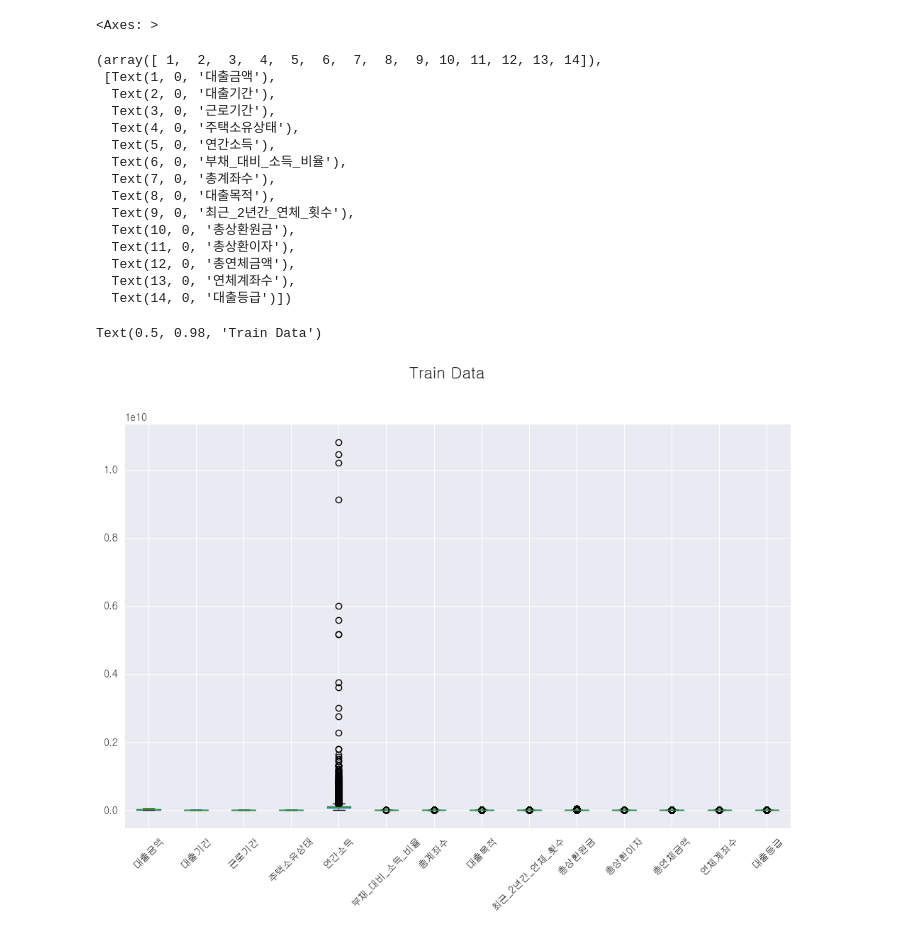
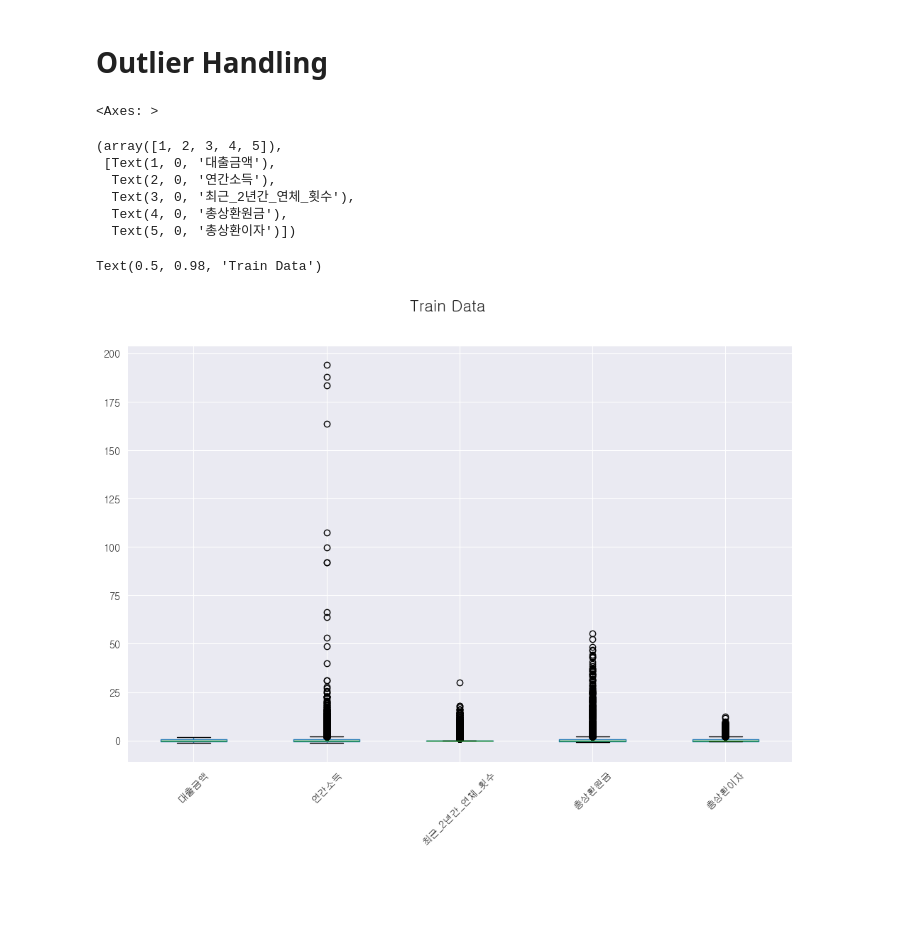
Before and after one commit to kimjuhwan1234/Customer_Loan_Rate_Classification, a Jupyter notebook: Codes/0_Preprocessing.ipynb, the cells around one changed output. Saved outputs shown, nothing was run; the diff lists cells and outputs as text; code cells hidden in the pictures; blank space fills up the shorter version.

```diff
--- a/Codes/0_Preprocessing.ipynb
+++ b/Codes/0_Preprocessing.ipynb
@@ -31,0 +33,3 @@ test = pd.read_csv(os.path.join(input_dir, file_test))
+# %%
+# 부채_대비_소득_비율, 총계좌수, 총연체금액, 연체계좌수, 최근_2년간_연체_횟수
+Discretization = True
@@ -60,6 +130,9 @@ train['대출목적'] = pd.DataFrame(encoder_data)
 
 encoder_data = label_encoder.transform(list(test['대출목적']))
 test['대출목적'] = pd.DataFrame(encoder_data)
+# %%
+train['연체계좌수'] = train['연체계좌수'].astype(int)
+test['연체계좌수'] = test['연체계좌수'].astype(int)
 # %%
 label_encoder = LabelEncoder()
 encoder_data = label_encoder.fit_transform(list(train['대출등급']))
@@ -79,18 +149,13 @@ def do_pca(X_pca):
 # scaler = StandardScaler()
 # scaler = MinMaxScaler()
 scaler = RobustScaler()
-pca = PCA(n_components=0.99)
 
 gt = pd.DataFrame(train['대출등급'], columns=['대출등급'])
-to_normalize_list = ['대출금액', '연간소득', '부채_대비_소득_비율', '총계좌수', '최근_2년간_연체_횟수', '총상환원금', '총상환이자', '총연체금액', '연체계좌수']
+to_normalize_list = ['대출금액', '연간소득','최근_2년간_연체_횟수', '총상환원금', '총상환이자']
 X = pd.DataFrame(train[to_normalize_list], columns=to_normalize_list, index=train.index)
 Y = pd.DataFrame(test[to_normalize_list], columns=to_normalize_list, index=test.index)
 
 data_scaled = scaler.fit_transform(X)
-# X_pca = pca.fit_transform(data_scaled)
-# data_scaled = do_pca(X_pca)
-# data_scaled.index = train.index
-
 data_scaled = pd.DataFrame(data_scaled, columns=to_normalize_list, index=train.index)
 
 train.drop(columns=to_normalize_list, inplace=True)
@@ -98,51 +163,39 @@ train.drop(columns='대출등급', inplace=True)
 train = pd.concat([gt, data_scaled, train], axis=1)
 
 data_scaled = scaler.transform(Y)
-# X_pca = pca.transform(data_scaled)
-# data_scaled = do_pca(X_pca)
-# data_scaled.index = test.index
-
 data_scaled = pd.DataFrame(data_scaled, columns=to_normalize_list, index=test.index)
 
 test.drop(columns=to_normalize_list, inplace=True)
 test = pd.concat([data_scaled, test], axis=1)
-# print(pca.explained_variance_ratio_)
 # %%
-gt = pd.DataFrame(train['대출등급'], columns=['대출등급'])
-to_normalize_list = ['대출금액', '연간소득', '부채_대비_소득_비율', '총계좌수', '최근_2년간_연체_횟수', '총상환원금', '총상환이자', '총연체금액', '연체계좌수']
-
-X = pd.DataFrame(train[to_normalize_list], columns=to_normalize_list, index=train.index)
-Y = pd.DataFrame(test[to_normalize_list], columns=to_normalize_list, index=test.index)
-
-train.drop(columns=to_normalize_list, inplace=True)
-train.drop(columns='대출등급', inplace=True)
-test.drop(columns=to_normalize_list, inplace=True)
-
-train = pd.concat([gt, X, train], axis=1)
-test = pd.concat([Y, test], axis=1)
+# gt = pd.DataFrame(train['대출등급'], columns=['대출등급'])
+# to_normalize_list = ['대출금액', '연간소득', '부채_대비_소득_비율', '총계좌수', '최근_2년간_연체_횟수', '총상환원금', '총상환이자', '총연체금액', '연체계좌수']
+#
+# X = pd.DataFrame(train[to_normalize_list], columns=to_normalize_list, index=train.index)
+# Y = pd.DataFrame(test[to_normalize_list], columns=to_normalize_list, index=test.index)
+#
+# train.drop(columns=to_normalize_list, inplace=True)
+# train.drop(columns='대출등급', inplace=True)
+# test.drop(columns=to_normalize_list, inplace=True)
+#
+# train = pd.concat([gt, X, train], axis=1)
+# test = pd.concat([Y, test], axis=1)
+# %% [markdown]
+# Outlier Handling
 # %%
 fig, ax = plt.subplots(figsize=(10, 8))
-train.boxplot(ax=ax)
+train[to_normalize_list].boxplot(ax=ax)
 plt.xticks(rotation=45)
 fig.suptitle('Train Data', fontsize=16)
 fig.tight_layout(rect=[0, 0, 1, 0.96])
 fig.show()
 # %% [output]
 <Axes: >
-(array([ 1,  2,  3,  4,  5,  6,  7,  8,  9, 10, 11, 12, 13, 14]),
+(array([1, 2, 3, 4, 5]),
  [Text(1, 0, '대출금액'),
-  Text(2, 0, '대출기간'),
-  Text(3, 0, '근로기간'),
-  Text(4, 0, '주택소유상태'),
-  Text(5, 0, '연간소득'),
-  Text(6, 0, '부채_대비_소득_비율'),
-  Text(7, 0, '총계좌수'),
-  Text(8, 0, '대출목적'),
-  Text(9, 0, '최근_2년간_연체_횟수'),
-  Text(10, 0, '총상환원금'),
-  Text(11, 0, '총상환이자'),
-  Text(12, 0, '총연체금액'),
-  Text(13, 0, '연체계좌수'),
-  Text(14, 0, '대출등급')])
+  Text(2, 0, '연간소득'),
+  Text(3, 0, '최근_2년간_연체_횟수'),
+  Text(4, 0, '총상환원금'),
+  Text(5, 0, '총상환이자')])
 Text(0.5, 0.98, 'Train Data')
-[figure, old version]
+[figure, new version]
```
Also changed, not shown: parts of 34 cells of this notebook, 20 other files.
